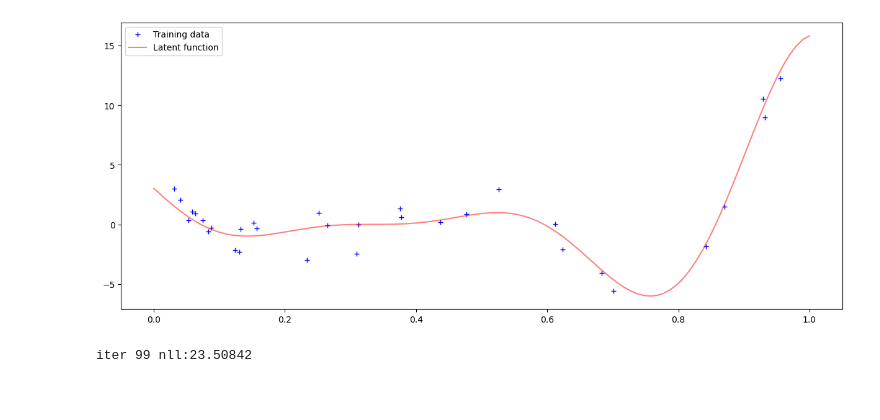
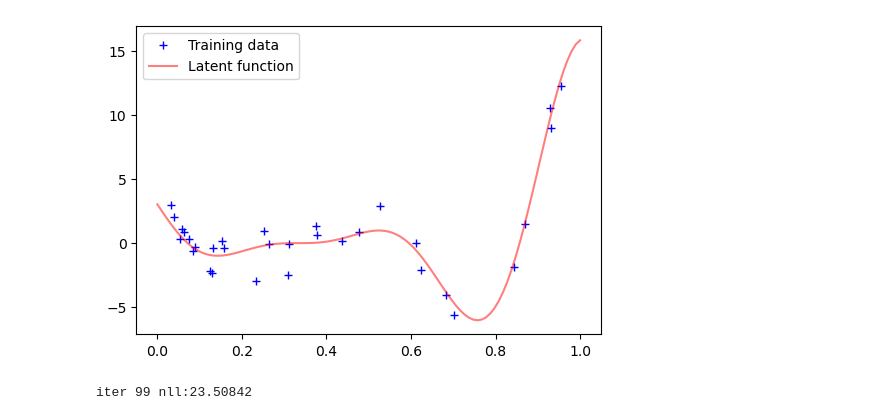
Before and after one commit to IceLab-X/MiniGP, a Jupyter notebook: GPmodels_Classic/01_simpleGP.ipynb, the cells around one changed output. Drawn from its saved outputs; the diff is of its cells as text; code cells hidden in the pictures; blank space fills up the shorter version.

```diff
--- a/GPmodels_Classic/01_simpleGP.ipynb
+++ b/GPmodels_Classic/01_simpleGP.ipynb
@@ -17,9 +16,9 @@ PI = 3.1415
 # %%
  # generate example data
 xtr, ytr,xte,yte = data.generate(32,100,seed=42)
-data.plot(xtr, ytr,xte,yte)
+data.plot(xtr, ytr,xte,yte,figsize=(6,4))
 # %% [output]
-[figure, old version]
+[figure, new version]
 # %%
 normalizer = GP.DataNormalization(method="standard", mode=0, learnable=False)
 normalizer.fit(xtr, 'xtr')
```
Also changed, not shown: parts of 1 cell of this notebook.
